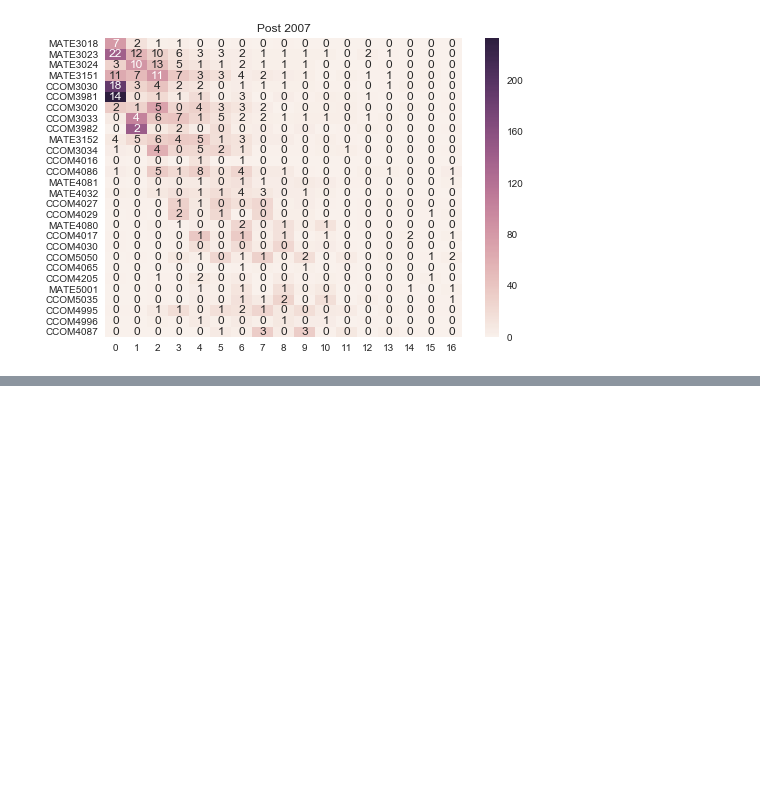
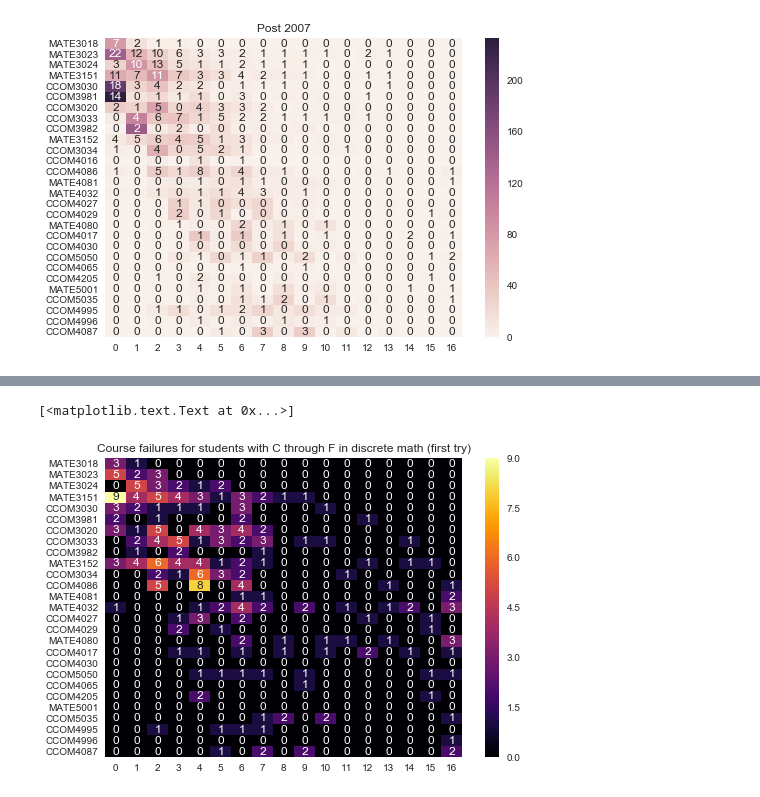
Before and after one commit to humberto-ortiz/stumap, a Jupyter notebook: stumap.ipynb, the cells around one changed output, grey strips where cells are left out. Cells and saved outputs as stored; diff of their text form; code cells hidden in the pictures; blank space fills up the shorter version.

```diff
--- a/stumap.ipynb
+++ b/stumap.ipynb
@@ -371,0 +425,6 @@ plt.show()
+# %%
+ax = sns.heatmap(ctof_failcounts,cmap = "inferno", annot=ctof_failcounts)
+ax.set(title="Course failures for students with C through F in discrete math (first try)")
+# %% [output]
+[<matplotlib.text.Text at 0x...>]
+[figure, added]
```
Also changed, not shown: parts of 14 cells of this notebook.
